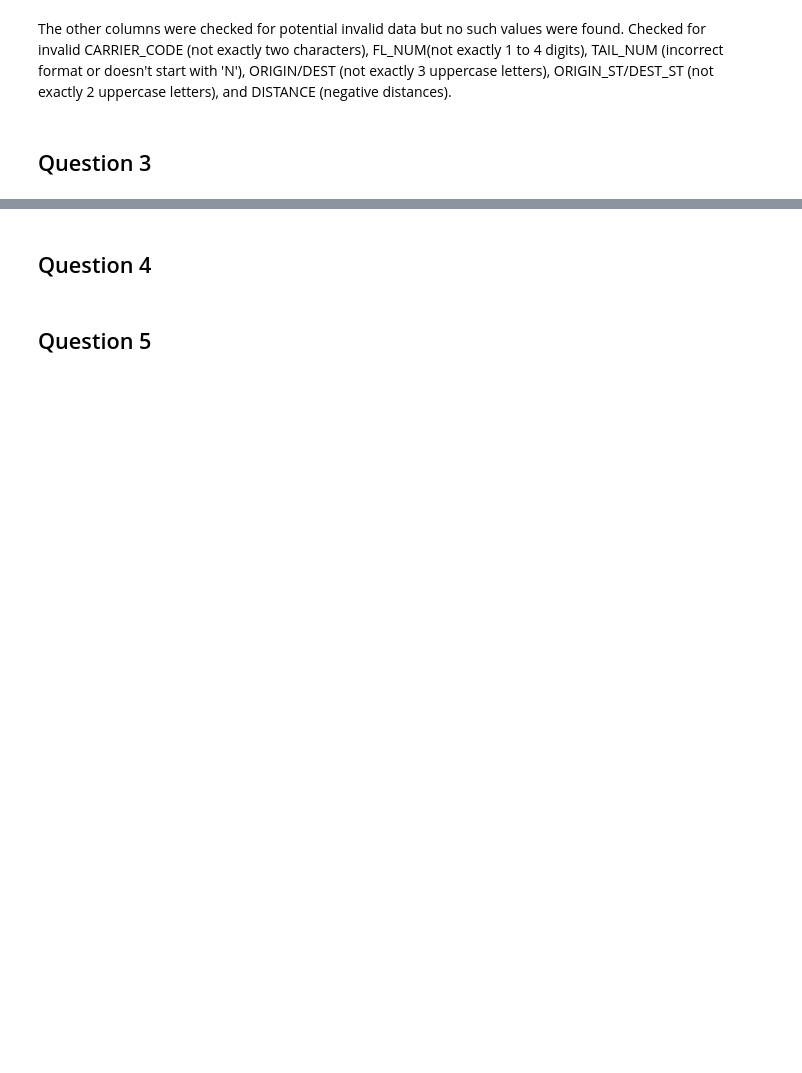
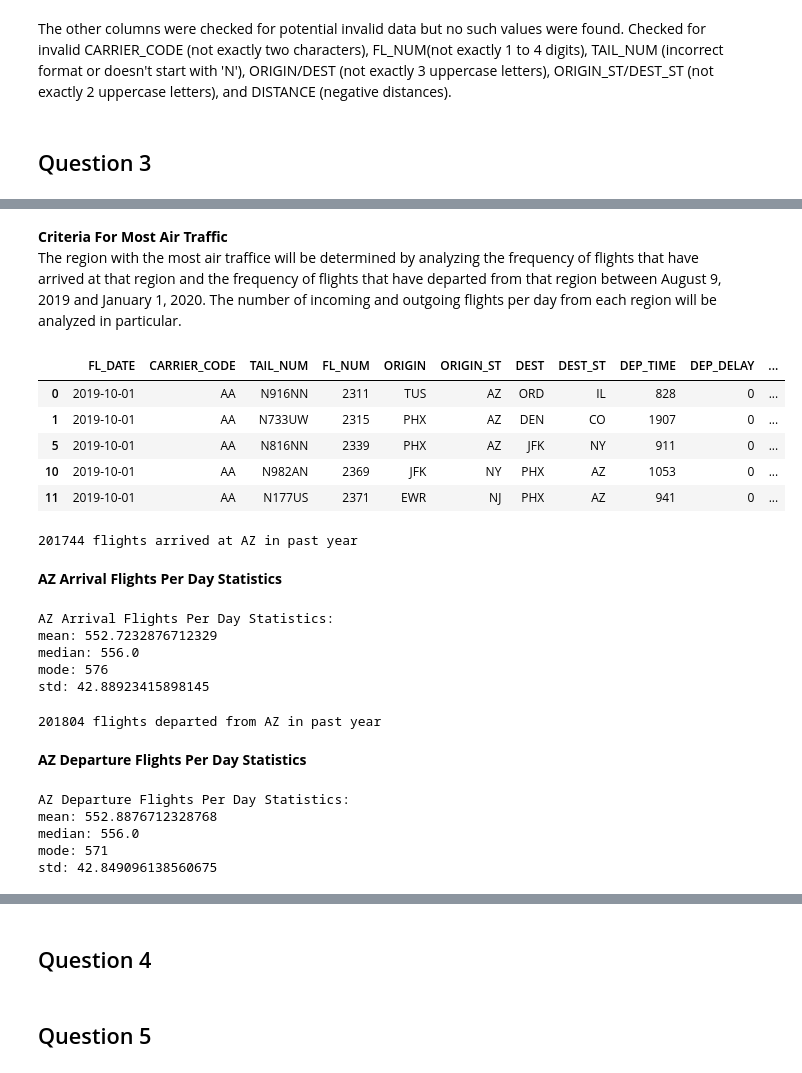
Before and after one commit to GauriRajesh733/DS3000-Practicum1, a Jupyter notebook: DS3000_Practicum1.ipynb, the cells around one changed output, grey strips where cells are left out. Cells and saved outputs as stored; diff of their text form; code cells hidden in the pictures; blank space fills up the shorter version.

```diff
--- a/DS3000_Practicum1.ipynb
+++ b/DS3000_Practicum1.ipynb
@@ -186,0 +189,8 @@ The other columns were checked for potential invalid data but no such values wer
+# %%
+# filter data for AZ, NV, and CA
+states = ['AZ', 'NV', 'CA']
+state_filter = df['ORIGIN_ST'].isin(states) | df['DEST_ST'].isin(states)
+filtered_df = df[state_filter]
+# verify results by checking how many rows don't have an original location or destination of one of the specified states
+invalidRows = filtered_df[~df['ORIGIN_ST'].isin(states) & ~df['DEST_ST'].isin(states)].shape[0]
+print(f"There are {invalidRows} rows without an original location or destination of AZ, NV, or CA")
@@ -186,0 +216,22 @@ The other columns were checked for potential invalid data but no such values wer
+# %% [markdown]
+**Criteria For Most Air Traffic**
+<br></br>
+The region with the most air traffice will be determined by analyzing the frequency of flights that have arrived at that region and the frequency of flights that have departed from that region between August 9, 2019 and January 1, 2020.  The number of incoming and outgoing flights per day from each region will be analyzed in particular.
+# %%
+# airport data from AZ
+az_filter = df['ORIGIN_ST'].isin(['AZ']) | df['DEST_ST'].isin(['AZ'])
+az_airport_df = filtered_df[az_filter]
+az_airport_df.head()
+# %% [output]
+|  | FL_DATE | CARRIER_CODE | TAIL_NUM | FL_NUM | ORIGIN | ORIGIN_ST | DEST | DEST_ST | DEP_TIME | DEP_DELAY | ... |
+| 0 | 2019-10-01 | AA | N916NN | 2311 | TUS | AZ | ORD | IL | 828 | 0 | ... |
+| 1 | 2019-10-01 | AA | N733UW | 2315 | PHX | AZ | DEN | CO | 1907 | 0 | ... |
+| 5 | 2019-10-01 | AA | N816NN | 2339 | PHX | AZ | JFK | NY | 911 | 0 | ... |
+| 10 | 2019-10-01 | AA | N982AN | 2369 | JFK | NY | PHX | AZ | 1053 | 0 | ... |
+| 11 | 2019-10-01 | AA | N177US | 2371 | EWR | NJ | PHX | AZ | 941 | 0 | ... |
+# %%
+# number of flights that arrived at AZ in past year
+az_airport_df_arrival = az_airport_df[az_airport_df["DEST_ST"] == 'AZ']
+print(f"{az_airport_df_arrival.shape[0]} flights arrived at AZ in past year")
+# %% [output]
+201744 flights arrived at AZ in past year
@@ -186,0 +241,25 @@ The other columns were checked for potential invalid data but no such values wer
+# %% [markdown]
+**AZ Arrival Flights Per Day Statistics**
+# %%
+# calculate statistics for flight frequencies
+az_mean_arrival_flights = az_arrival_flights_per_day.mean()
+az_median_arrival_flights = az_arrival_flights_per_day.median()
+az_mode_arrival_flights = az_arrival_flights_per_day.mode().iloc[0]
+az_std_arrival_flights = az_arrival_flights_per_day.std()
+print("AZ Arrival Flights Per Day Statistics:")
+print(f"mean: {az_mean_arrival_flights}")
+print(f"median: {az_median_arrival_flights}")
+print(f"mode: {az_mode_arrival_flights}")
+print(f"std: {az_std_arrival_flights}")
+# %% [output]
+AZ Arrival Flights Per Day Statistics:
+mean: 552.7232876712329
+median: 556.0
+mode: 576
+std: 42.88923415898145
+# %%
+# number of flights that departed from AZ in past year
+az_airport_df_departure = az_airport_df[az_airport_df["ORIGIN_ST"] == 'AZ']
+print(f"{az_airport_df_departure.shape[0]} flights departed from AZ in past year")
+# %% [output]
+201804 flights departed from AZ in past year
@@ -186,0 +269,19 @@ The other columns were checked for potential invalid data but no such values wer
+# %% [markdown]
+**AZ Departure Flights Per Day Statistics**
+# %%
+# calculate statistics for flight frequencies
+az_mean_departure_flights = az_departure_flights_per_day.mean()
+az_median_departure_flights = az_departure_flights_per_day.median()
+az_mode_departure_flights = az_departure_flights_per_day.mode().iloc[0]
+az_std_departure_flights = az_departure_flights_per_day.std()
+print("AZ Departure Flights Per Day Statistics:")
+print(f"mean: {az_mean_departure_flights}")
+print(f"median: {az_median_departure_flights}")
+print(f"mode: {az_mode_departure_flights}")
+print(f"std: {az_std_departure_flights}")
+# %% [output]
+AZ Departure Flights Per Day Statistics:
+mean: 552.8876712328768
+median: 556.0
+mode: 571
+std: 42.849096138560675
```
Also changed, not shown: parts of 31 cells of this notebook.
